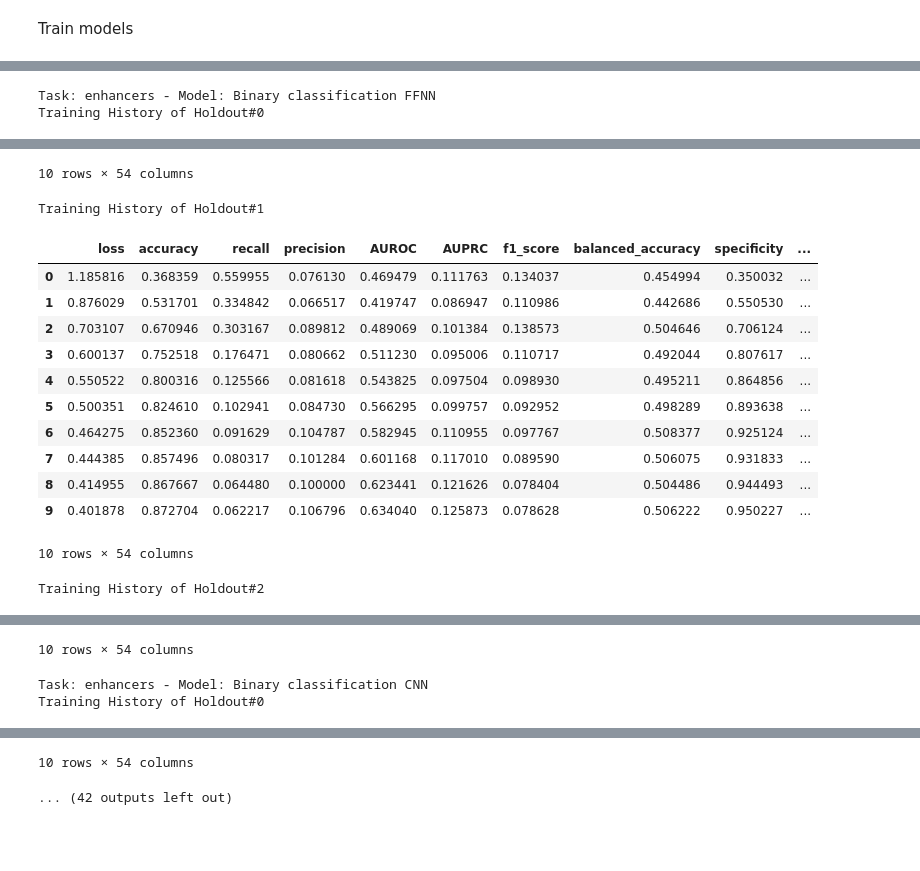
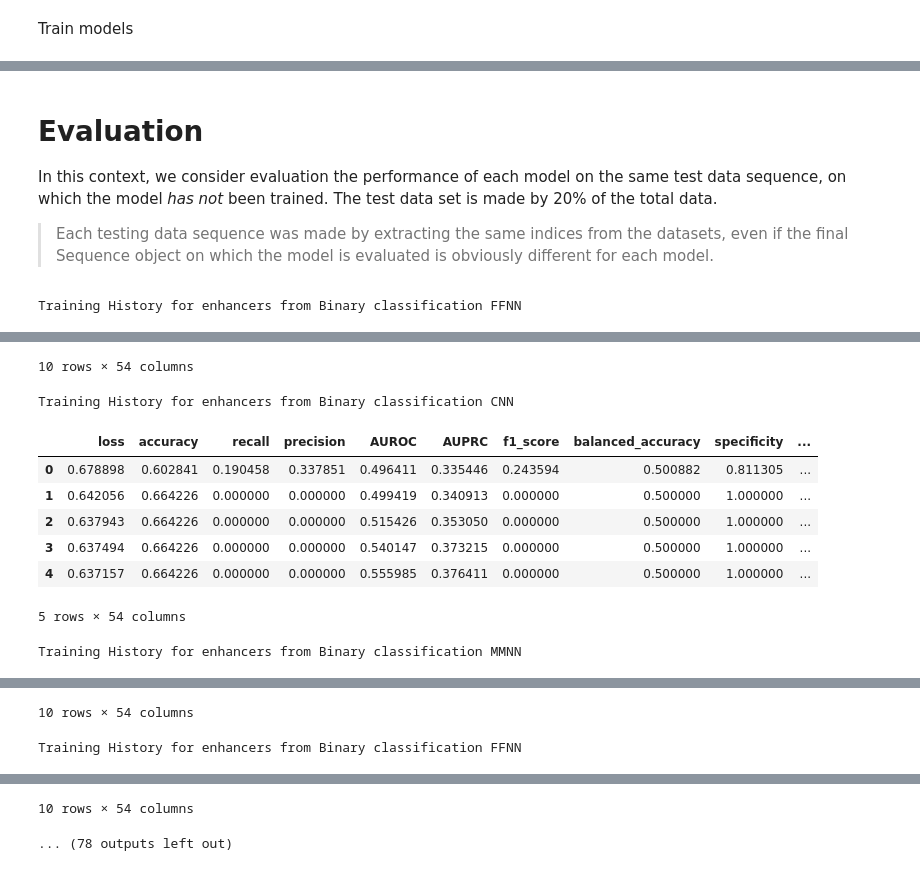
Before and after one commit to aliswh/CRR_classification, a Jupyter notebook: bioinf_K562.ipynb, the cells around one changed output, grey strips where cells are left out. Saved outputs shown, nothing was run; the diff lists cells and outputs as text; code cells hidden in the pictures; blank space fills up the shorter version.

```diff
--- a/bioinf_K562.ipynb
+++ b/bioinf_K562.ipynb
@@ -1208,13 +1244,16 @@ _________________________________________________________________
 cnn_model_name = "Binary classification CNN"
 
 for task in data.keys():
+
   X, y = data[task]['X'], data[task]['binary_y']
   cnn_model, input_sequence_data, last_hidden_cnn = build_binary_classification_cnn(window_size=window_size, n_hidden=n_hidden)
-  #'''
+
+  '''
   history, evaluations = train_model_with_holdout(cnn_model, cnn_model_name,
                                                  task, X, y, number_of_splits=number_of_holdouts, epochs=epochs,
                                                  genome_seq = genome_sequence)
 
   data[task]['training_history'].update( {cnn_model_name : history} )
   data[task]['evaluation'].update( {cnn_model_name : evaluations} )
-  #'''
+  '''
+cnn_model.summary()
@@ -1242,6 +1279,7 @@ _________________________________________________________________
 mmnn_model_name = "Binary classification MMNN"
 
 for task in data.keys():
+
   X, y = data[task]['X'], data[task]['binary_y']
   number_of_features = X.shape[1]
 
@@ -1254,10 +1292,12 @@ for task in data.keys():
     last_hidden_ffnn=last_hidden_ffnn,
     last_hidden_cnn=last_hidden_cnn
   )
-
+  '''
   history, evaluations = train_model_with_holdout(mmnn_model, mmnn_model_name,
                                                   task, X, y, number_of_splits=number_of_holdouts, epochs=epochs,
                                                   genome_seq = genome_sequence)
 
   data[task]['training_history'].update( {mmnn_model_name : history} )
   data[task]['evaluation'].update( {mmnn_model_name : evaluations} )
+  '''
+mmnn_model.summary()
@@ -1285,0 +1324,18 @@ ________________________________________________________________________________
+# %%
+model_names = [ffnn_model_name, cnn_model_name, mmnn_model_name]
+
+for task in data.keys():
+    history, evaluations = train_model_with_holdout(None, model_names, task,
+                                              X, y, number_of_splits=number_of_holdouts, epochs=epochs,
+                                              genome_seq = genome_sequence)
+
+    data[task]['training_history'].update( {'all_models' : history} )
+    data[task]['evaluation'].update( {'all_models' : evaluations} )
+'''
+for task in data.keys():
+    def if_best_model_save(task, model_name, input_layer, last_hidden_layer):
+        metrics = ['loss','AUROC','AUPRC','f1_score','balanced_accuracy']
+        summed_metrics = data[task]['evaluation'][model_name][metrics].sum(axis=1)
+        best_model_index = summed_metrics.idxmax()
+        data[task]['best '+model_name] = [input_layer,last_hidden_layer]
+'''
@@ -1285,0 +1344,5 @@ ________________________________________________________________________________
+# %%
+for task in data.keys():
+    for (model_name,evalu) in data[task]['evaluation']['all_models']['evaluations'].items():
+        print(f'{model_name} on {task}')
+        display(evalu)
@@ -1286,12 +1383,13 @@ ________________________________________________________________________________
+# %% [markdown]
+# Evaluation
+In this context, we consider evaluation the performance of each model on the same test data sequence, on which the model *has not* been trained. The test data set is made by 20% of the total data.
+
+> Each testing data sequence was made by extracting the same indices from the datasets, even if the final Sequence object on which the model is evaluated is obviously different for each model.
 # %%
 for task in data.keys():
-  for i, model_history in enumerate(data[task]['training_history'].keys()):
-    print(f"Task: {task} - Model: {model_history}")
-    for j, holdout in enumerate(data[task]['training_history'][model_history].values()):
-      print(f"Training History of Holdout#{j}")
-      #print(holdout['model'])
-      display(holdout['history'])
+  for i, ((model_name,holdout_number),values) in enumerate(data[task]['training_history']['all_models'].items()):
+    print(f"Training History for {task} from {model_name}")
+    display(values['history'])
 # %% [output]
-Task: enhancers - Model: Binary classification FFNN
-Training History of Holdout#0
+Training History for enhancers from Binary classification FFNN
 |  | loss | accuracy | recall | precision | AUROC | AUPRC | f1_score | balanced_accuracy | specificity | ... |
@@ -1308,16 +1406,11 @@ Training History of Holdout#0
 10 rows × 54 columns
-Training History of Holdout#1
+Training History for enhancers from Binary classification CNN
 |  | loss | accuracy | recall | precision | AUROC | AUPRC | f1_score | balanced_accuracy | specificity | ... |
-| 0 | 1.185816 | 0.368359 | 0.559955 | 0.076130 | 0.469479 | 0.111763 | 0.134037 | 0.454994 | 0.350032 | ... |
-| 1 | 0.876029 | 0.531701 | 0.334842 | 0.066517 | 0.419747 | 0.086947 | 0.110986 | 0.442686 | 0.550530 | ... |
-| 2 | 0.703107 | 0.670946 | 0.303167 | 0.089812 | 0.489069 | 0.101384 | 0.138573 | 0.504646 | 0.706124 | ... |
-| 3 | 0.600137 | 0.752518 | 0.176471 | 0.080662 | 0.511230 | 0.095006 | 0.110717 | 0.492044 | 0.807617 | ... |
-| 4 | 0.550522 | 0.800316 | 0.125566 | 0.081618 | 0.543825 | 0.097504 | 0.098930 | 0.495211 | 0.864856 | ... |
-| 5 | 0.500351 | 0.824610 | 0.102941 | 0.084730 | 0.566295 | 0.099757 | 0.092952 | 0.498289 | 0.893638 | ... |
-| 6 | 0.464275 | 0.852360 | 0.091629 | 0.104787 | 0.582945 | 0.110955 | 0.097767 | 0.508377 | 0.925124 | ... |
-| 7 | 0.444385 | 0.857496 | 0.080317 | 0.101284 | 0.601168 | 0.117010 | 0.089590 | 0.506075 | 0.931833 | ... |
-| 8 | 0.414955 | 0.867667 | 0.064480 | 0.100000 | 0.623441 | 0.121626 | 0.078404 | 0.504486 | 0.944493 | ... |
-| 9 | 0.401878 | 0.872704 | 0.062217 | 0.106796 | 0.634040 | 0.125873 | 0.078628 | 0.506222 | 0.950227 | ... |
+| 0 | 0.678898 | 0.602841 | 0.190458 | 0.337851 | 0.496411 | 0.335446 | 0.243594 | 0.500882 | 0.811305 | ... |
+| 1 | 0.642056 | 0.664226 | 0.000000 | 0.000000 | 0.499419 | 0.340913 | 0.000000 | 0.500000 | 1.000000 | ... |
+| 2 | 0.637943 | 0.664226 | 0.000000 | 0.000000 | 0.515426 | 0.353050 | 0.000000 | 0.500000 | 1.000000 | ... |
+| 3 | 0.637494 | 0.664226 | 0.000000 | 0.000000 | 0.540147 | 0.373215 | 0.000000 | 0.500000 | 1.000000 | ... |
+| 4 | 0.637157 | 0.664226 | 0.000000 | 0.000000 | 0.555985 | 0.376411 | 0.000000 | 0.500000 | 1.000000 | ... |
-10 rows × 54 columns
+5 rows × 54 columns
-Training History of Holdout#2
+Training History for enhancers from Binary classification MMNN
 |  | loss | accuracy | recall | precision | AUROC | AUPRC | f1_score | balanced_accuracy | specificity | ... |
@@ -1334,4 +1427,3 @@ Training History of Holdout#2
 10 rows × 54 columns
-Task: enhancers - Model: Binary classification CNN
-Training History of Holdout#0
+Training History for enhancers from Binary classification FFNN
 |  | loss | accuracy | recall | precision | AUROC | AUPRC | f1_score | balanced_accuracy | specificity | ... |
@@ -1348,4 +1440,4 @@ Training History of Holdout#0
 10 rows × 54 columns
-... (42 outputs left out)
+... (78 outputs left out)
 # %%
 for task in data.keys():
```
Also changed, not shown: parts of 29 cells of this notebook.
